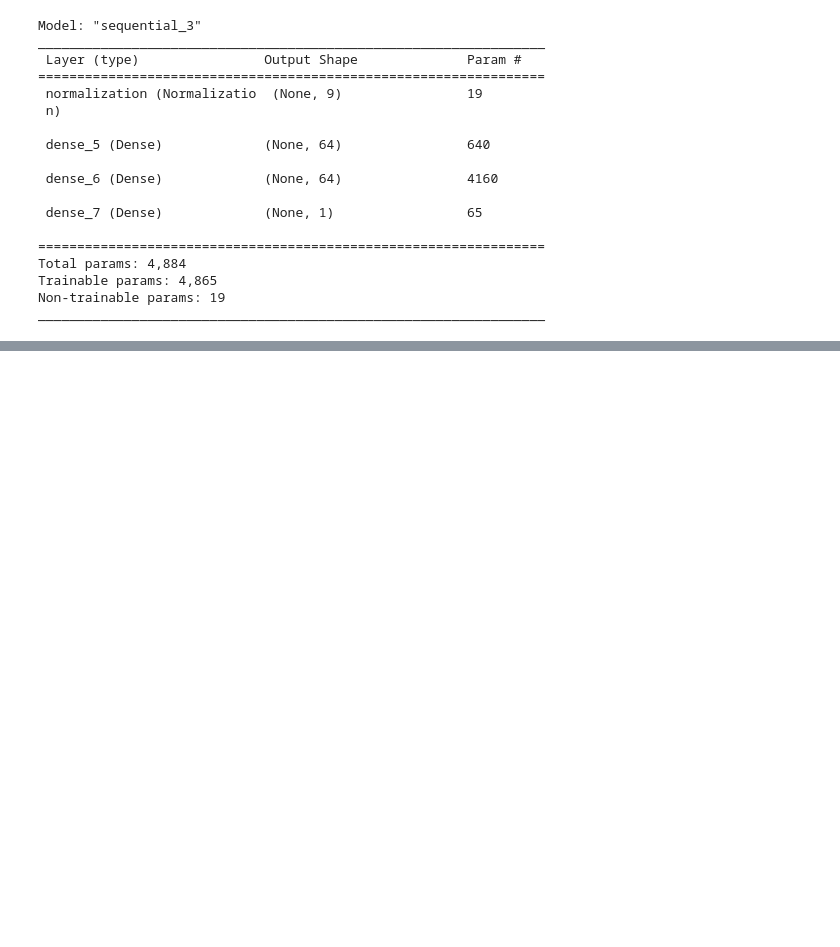
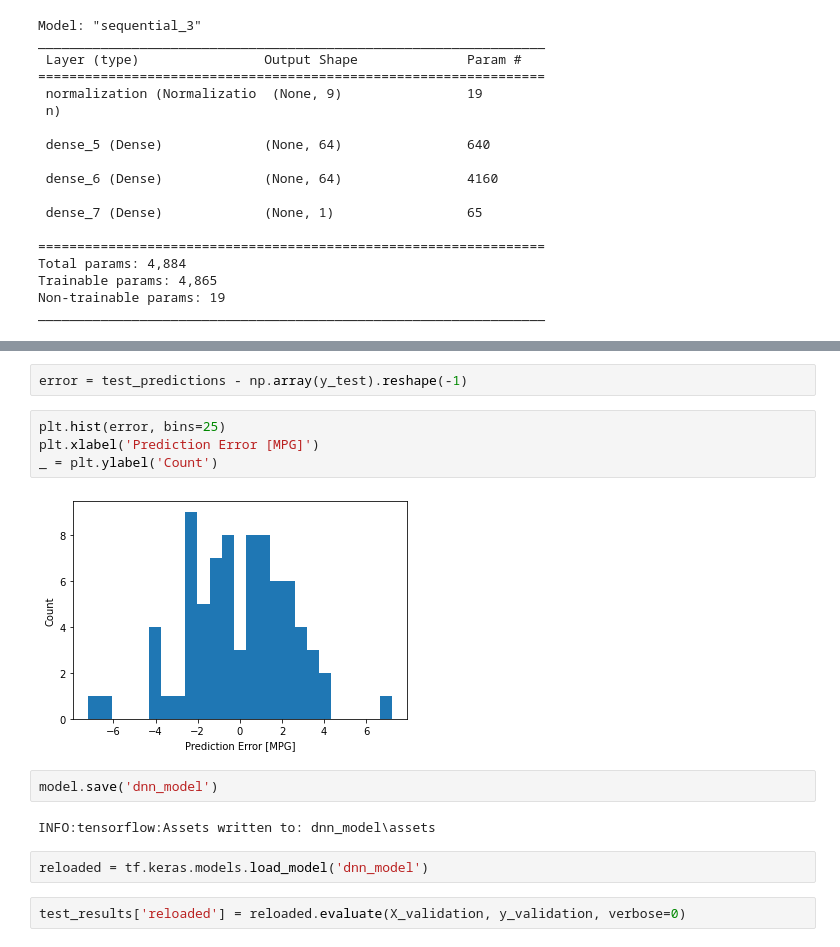
Before and after one commit to Srushanth/Predict-Fuel-Efficiency-using-TensorFlow, a Jupyter notebook: Solution.ipynb, the cells around one changed output, grey strips where cells are left out. Drawn from its saved outputs; the diff is of its cells as text; blank space fills up the shorter version.

```diff
--- a/Solution.ipynb
+++ b/Solution.ipynb
@@ -637,0 +660,16 @@ plot_loss(history)
+# %%
+error = test_predictions - np.array(y_test).reshape(-1)
+# %%
+plt.hist(error, bins=25)
+plt.xlabel('Prediction Error [MPG]')
+_ = plt.ylabel('Count')
+# %% [output]
+[figure, added]
+# %%
+model.save('dnn_model')
+# %% [output]
+INFO:tensorflow:Assets written to: dnn_model\assets
+# %%
+reloaded = tf.keras.models.load_model('dnn_model')
+# %%
+test_results['reloaded'] = reloaded.evaluate(X_validation, y_validation, verbose=0)
```
Also changed, not shown: parts of 34 cells of this notebook, 4 other files.
